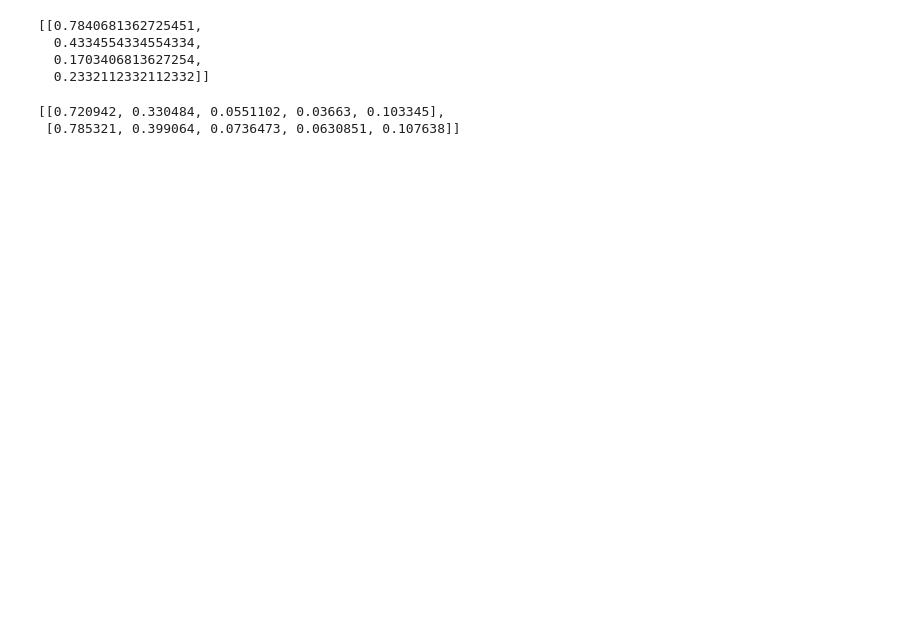
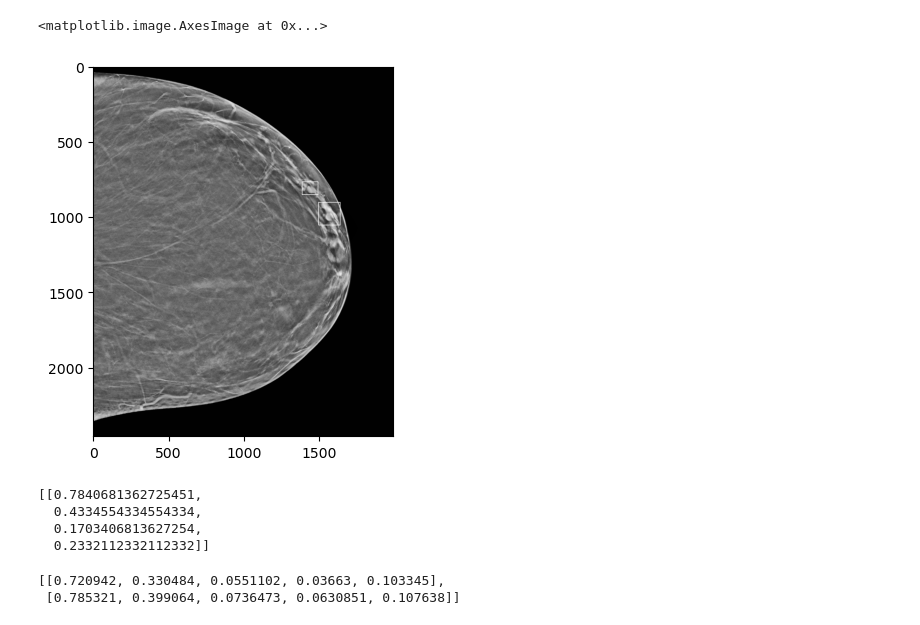
Before and after one commit to andreaberti11235/detection_analysis, a Jupyter notebook: test_iou.ipynb, the cells around one changed output. Drawn from its saved outputs; the diff is of its cells as text; code cells hidden in the pictures; blank space fills up the shorter version.

```diff
--- a/test_iou.ipynb
+++ b/test_iou.ipynb
@@ -61 +148,18 @@ found_masses = np.zeros(shape=len(gt_list))
+# %%
+for idx in pred_df.index:
+    # scorro su tutte le bbox e prendo i vari valori
+    x_center = pred_df.iloc[idx][1]
+    y_center = pred_df.iloc[idx][2]
+    width = pred_df.iloc[idx][3]
+    height = pred_df.iloc[idx][4]
+
+    # modifico l'immagine 'disegnandoci' dentro le bbox
+    img_npy_pred = draw_box(img_npy1, x_center=x_center, y_center=y_center,
+                width=width, height=height,
+                img_width=img_width, img_height=img_height, color=255)
+
+plt.imshow(img_npy_pred, cmap='gray')
+# %% [output]
+<matplotlib.image.AxesImage at 0x...>
+[figure, added]
 # %%
```
Also changed, not shown: parts of 28 cells of this notebook.
